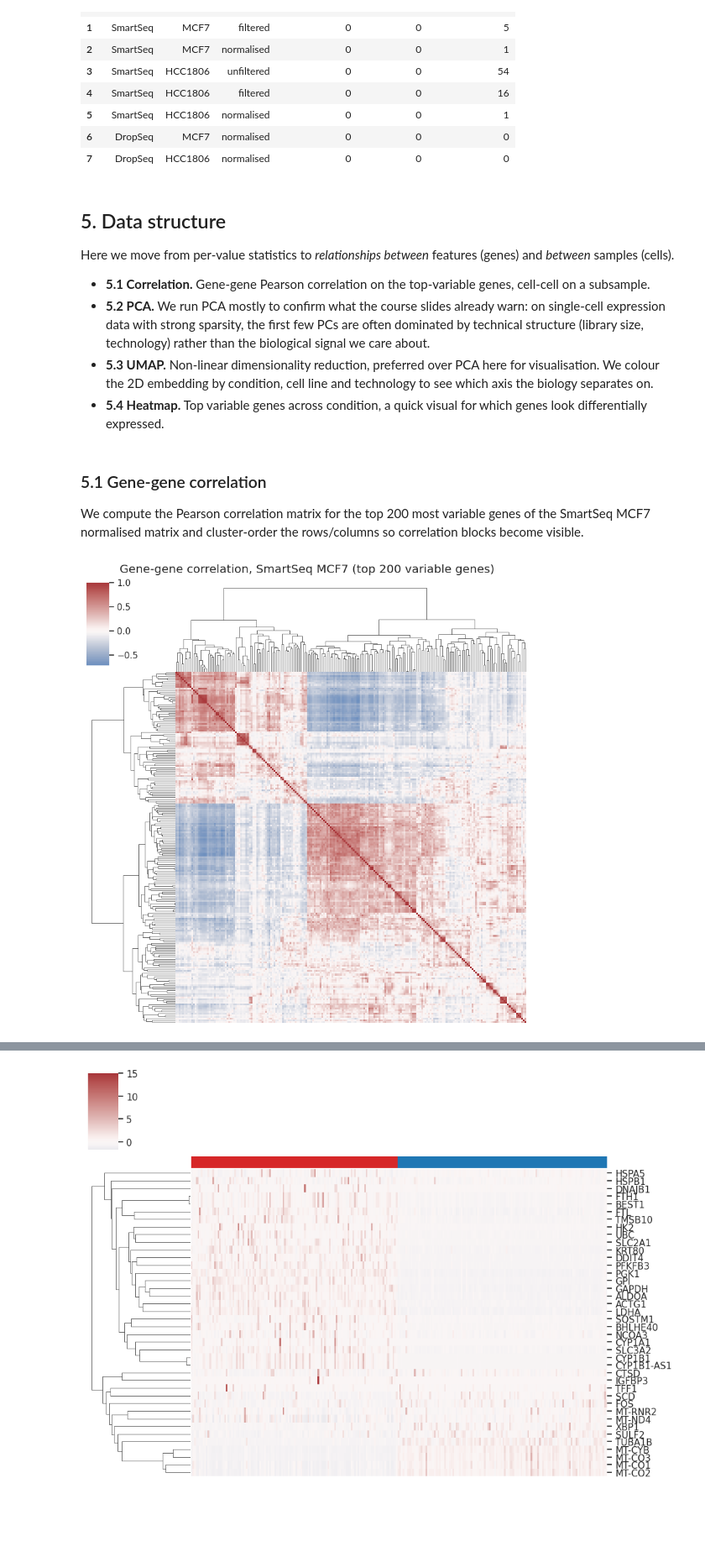
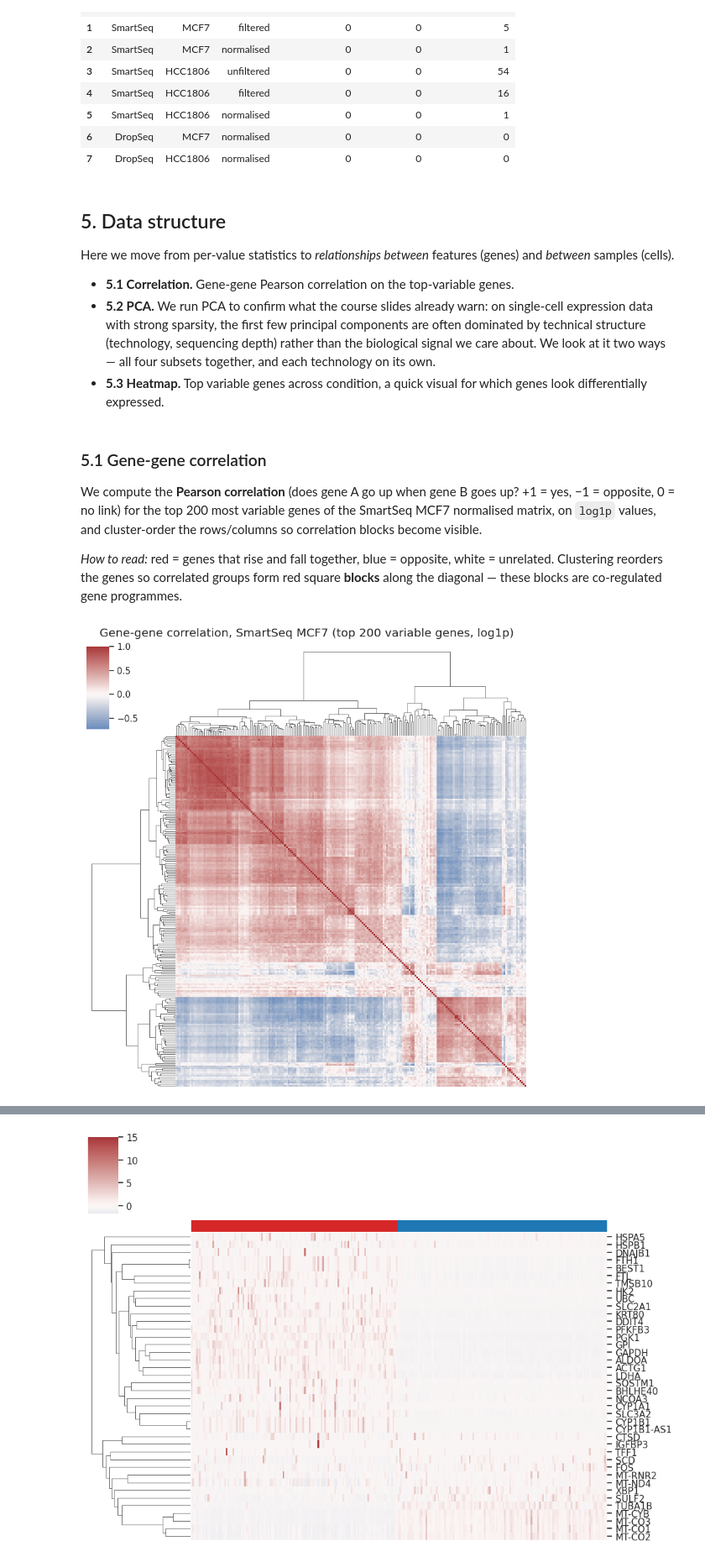
Before and after one commit to Hugo132645/ai-lab-gene-expression, a Jupyter notebook: notebooks/ai_lab_report_final.ipynb, the cells around one changed output, grey strips where cells are left out. Shown at 84% size. Saved outputs shown, nothing was run; the diff lists cells and outputs as text; code cells hidden in the pictures; blank space fills up the shorter version.

```diff
--- a/notebooks/ai_lab_report_final.ipynb
+++ b/notebooks/ai_lab_report_final.ipynb
@@ -277,5 +273,5 @@ Before any processing, raw counts span several orders of magnitude. We plot them
 # %%
-fig, axes = plt.subplots(1, 3, figsize=(15, 4), sharey=True)
+fig, axes = plt.subplots(1, 3, figsize=(15, 4))  # sharey off: datasets differ hugely in #cells
 for ax, stage in zip(axes, ['unfiltered', 'filtered', 'normalised']):
     for (tech, line, s), df in matrices.items():
         if s != stage:
@@ -283,11 +279,11 @@ for ax, stage in zip(axes, ['unfiltered', 'filtered', 'normalised']):
         sample = df.values.flatten()
         if sample.size > 200_000:
             sample = np.random.default_rng(SEED).choice(sample, 200_000, replace=False)
-        ax.hist(np.log1p(sample), bins=80, alpha=0.5, label=f'{tech}/{line}')
+        ax.hist(np.log1p(sample), bins=80, alpha=0.5, density=True, label=f'{tech}/{line}')
     ax.set_title(f'{stage}, log1p(value)')
     ax.set_xlabel('log1p(expression)')
     ax.legend(fontsize=8)
-axes[0].set_ylabel('count')
+axes[0].set_ylabel('density')
 plt.tight_layout()
 plt.show()
 # %% [output]
@@ -397,28 +397,31 @@ pd.DataFrame(dup_rows)
 
 Here we move from per-value statistics to *relationships between* features (genes) and *between* samples (cells).
 
-- **5.1 Correlation.** Gene-gene Pearson correlation on the top-variable genes, cell-cell on a subsample.
-- **5.2 PCA.** We run PCA mostly to confirm what the course slides already warn: on single-cell expression data with strong sparsity, the first few PCs are often dominated by technical structure (library size, technology) rather than the biological signal we care about.
-- **5.3 UMAP.** Non-linear dimensionality reduction, preferred over PCA here for visualisation. We colour the 2D embedding by condition, cell line and technology to see which axis the biology separates on.
-- **5.4 Heatmap.** Top variable genes across condition, a quick visual for which genes look differentially expressed.
+- **5.1 Correlation.** Gene-gene Pearson correlation on the top-variable genes.
+- **5.2 PCA.** We run PCA to confirm what the course slides already warn: on single-cell expression data with strong sparsity, the first few principal components are often dominated by technical structure (technology, sequencing depth) rather than the biological signal we care about. We look at it two ways — all four subsets together, and each technology on its own.
+- **5.3 Heatmap.** Top variable genes across condition, a quick visual for which genes look differentially expressed.
 # %% [markdown]
 ### 5.1 Gene-gene correlation
 
-We compute the Pearson correlation matrix for the top 200 most variable genes of the SmartSeq MCF7 normalised matrix and cluster-order the rows/columns so correlation blocks become visible.
+We compute the **Pearson correlation** (does gene A go up when gene B goes up? +1 = yes, −1 = opposite, 0 = no link) for the top 200 most variable genes of the SmartSeq MCF7 normalised matrix, on `log1p` values, and cluster-order the rows/columns so correlation blocks become visible.
+
+*How to read:* red = genes that rise and fall together, blue = opposite, white = unrelated. Clustering reorders the genes so correlated groups form red square **blocks** along the diagonal — these blocks are co-regulated gene programmes.
 # %%
 def prep_matrix(df):
-    X = df.T.astype(float)
+    # log1p first: raw counts are heavy-tailed, so a plain Pearson correlation would be
+    # dominated by a handful of high-count cells. log1p makes the correlation meaningful.
+    X = np.log1p(df.T.astype(float))
     return X
 
 X_mcf7 = prep_matrix(matrices[('SmartSeq', 'MCF7', 'normalised')])
 var_genes = X_mcf7.var(axis=0).nlargest(200).index
 corr = X_mcf7[var_genes].corr()
 g = sns.clustermap(corr, cmap='vlag', center=0, figsize=(8, 8),
                    xticklabels=False, yticklabels=False)
-g.fig.suptitle('Gene-gene correlation, SmartSeq MCF7 (top 200 variable genes)', y=1.02)
+g.fig.suptitle('Gene-gene correlation, SmartSeq MCF7 (top 200 variable genes, log1p)', y=1.02)
 plt.show()
 # %% [output]
-[figure, old version]
+[figure, new version]
 # %% [markdown]
 ### 5.2 PCA
 
```
Also changed, not shown: parts of 63 cells of this notebook, 1 other file.
